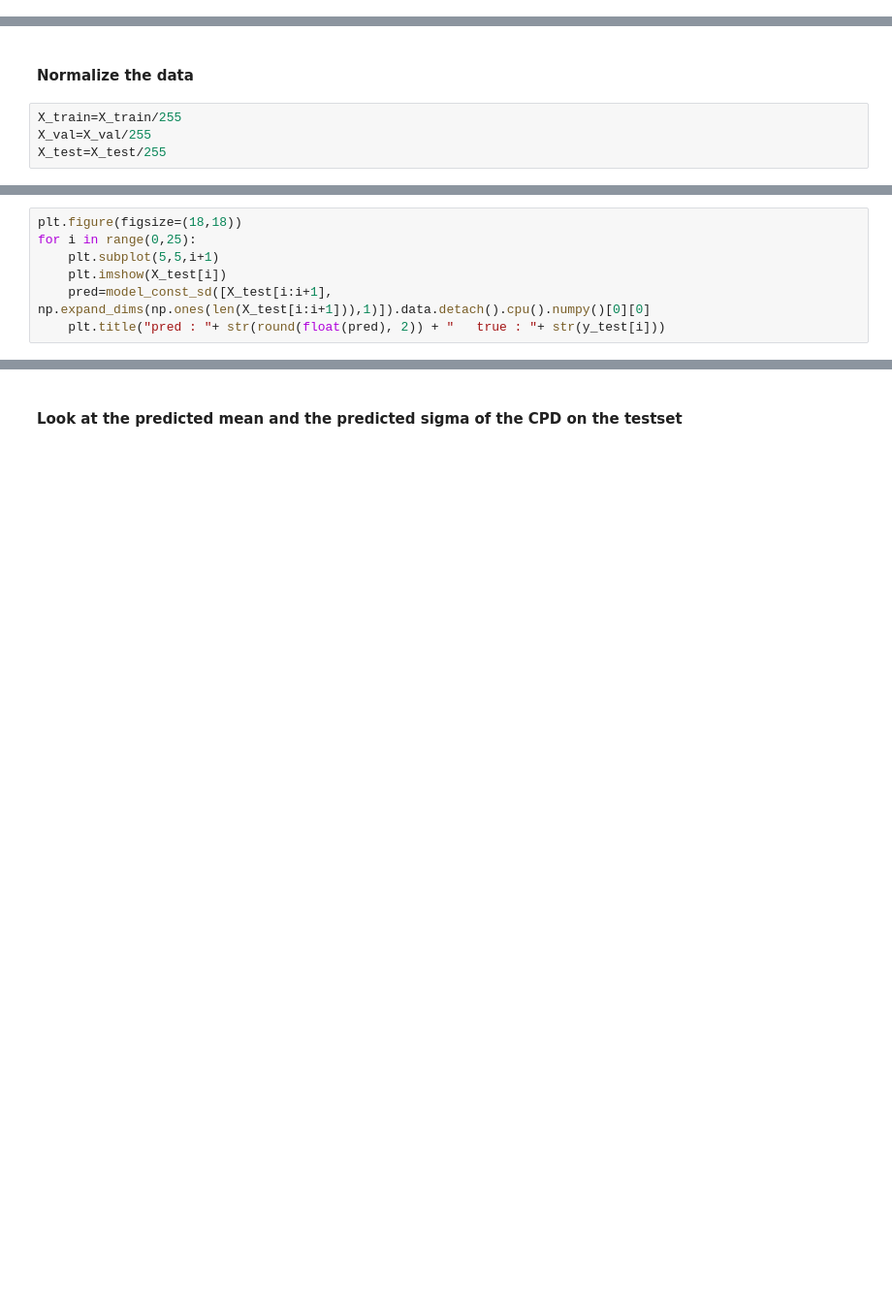
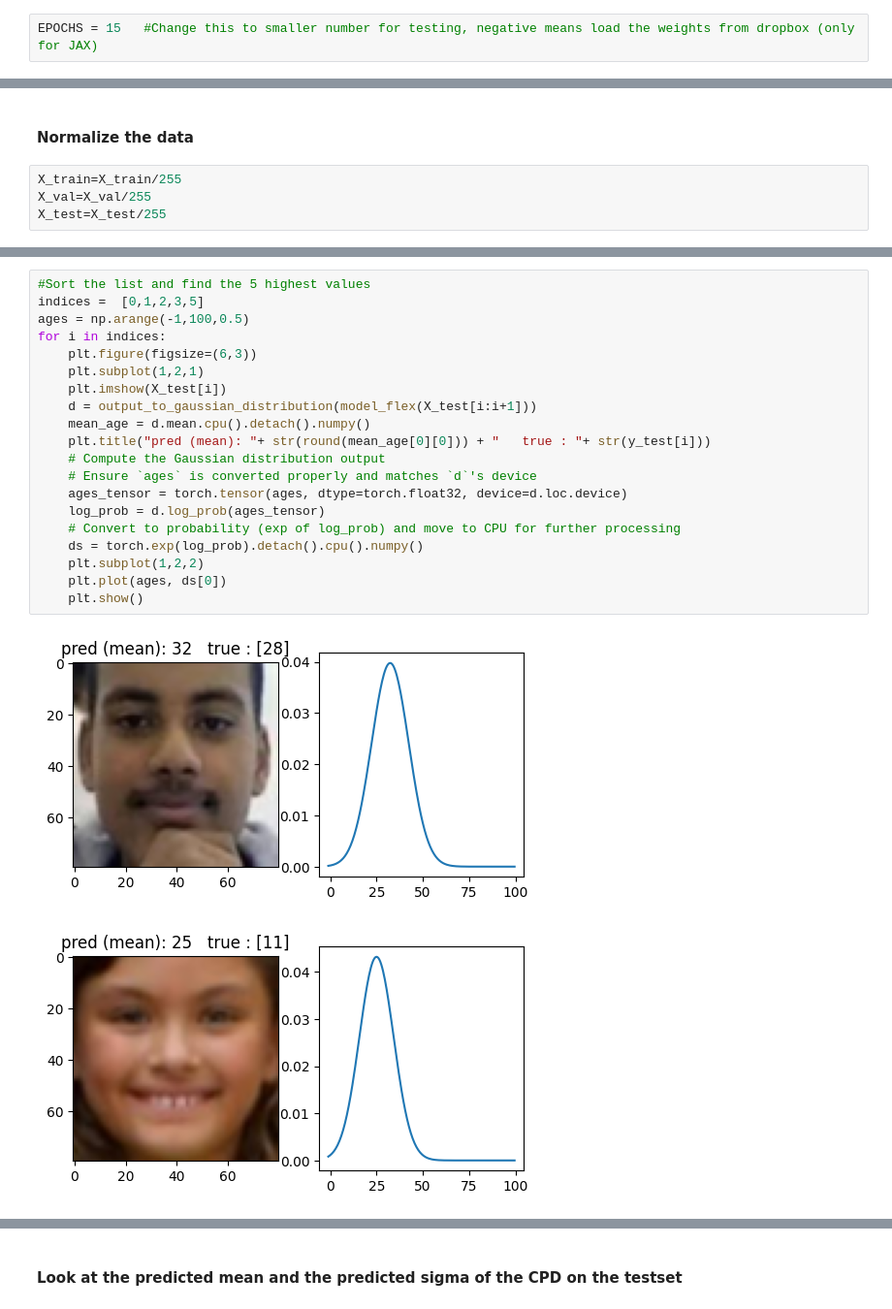
Before and after one commit to martymichel/dl_course_2025, a Jupyter notebook: notebooks/15_faces_regression_keras_torch.ipynb, the cells around one changed output, grey strips where cells are left out. Shown at 97% size. Cells and saved outputs as stored; diff of their text form; blank space fills up the shorter version.

```diff
--- a/notebooks/15_faces_regression_keras_torch.ipynb
+++ b/notebooks/15_faces_regression_keras_torch.ipynb
@@ -36,0 +19,2 @@ import torch
+# %%
+EPOCHS = 15   #Change this to smaller number for testing, negative means load the weights from dropbox (only for JAX)
@@ -151,7 +292,0 @@ plt.show()
-# %%
-plt.figure(figsize=(18,18))
-for i in range(0,25):
-    plt.subplot(5,5,i+1)
-    plt.imshow(X_test[i])
-    pred=model_const_sd([X_test[i:i+1], np.expand_dims(np.ones(len(X_test[i:i+1])),1)]).data.detach().cpu().numpy()[0][0]
-    plt.title("pred : "+ str(round(float(pred), 2)) + "   true : "+ str(y_test[i]))
@@ -157,0 +312,23 @@ for i in range(0,25):
+# %%
+#Sort the list and find the 5 highest values
+indices =  [0,1,2,3,5]
+ages = np.arange(-1,100,0.5)
+for i in indices:
+    plt.figure(figsize=(6,3))
+    plt.subplot(1,2,1)
+    plt.imshow(X_test[i])
+    d = output_to_gaussian_distribution(model_flex(X_test[i:i+1]))
+    mean_age = d.mean.cpu().detach().numpy()
+    plt.title("pred (mean): "+ str(round(mean_age[0][0])) + "   true : "+ str(y_test[i]))
+    # Compute the Gaussian distribution output
+    # Ensure `ages` is converted properly and matches `d`'s device
+    ages_tensor = torch.tensor(ages, dtype=torch.float32, device=d.loc.device)
+    log_prob = d.log_prob(ages_tensor)
+    # Convert to probability (exp of log_prob) and move to CPU for further processing
+    ds = torch.exp(log_prob).detach().cpu().numpy()
+    plt.subplot(1,2,2)
+    plt.plot(ages, ds[0])
+    plt.show()
+# %% [output]
+[figure, added]
+[figure, added]
```
Also changed, not shown: parts of 55 cells of this notebook, 2 other files.
